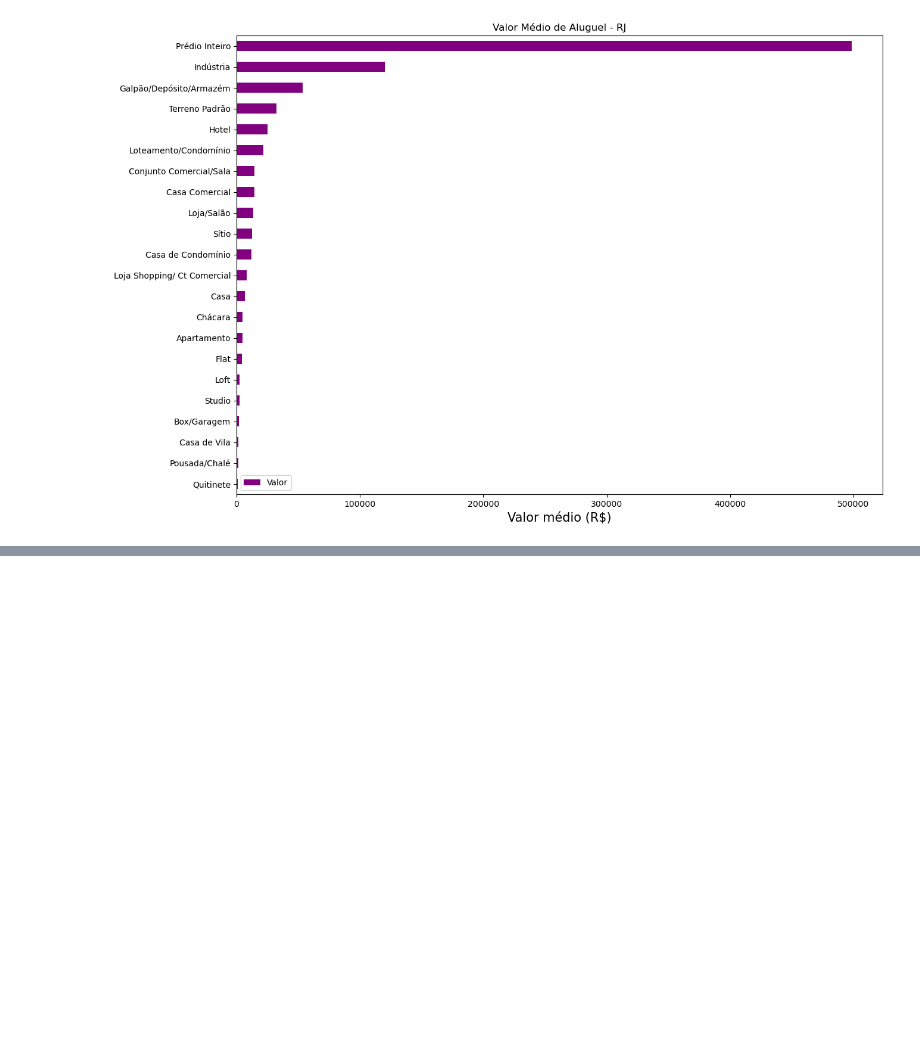
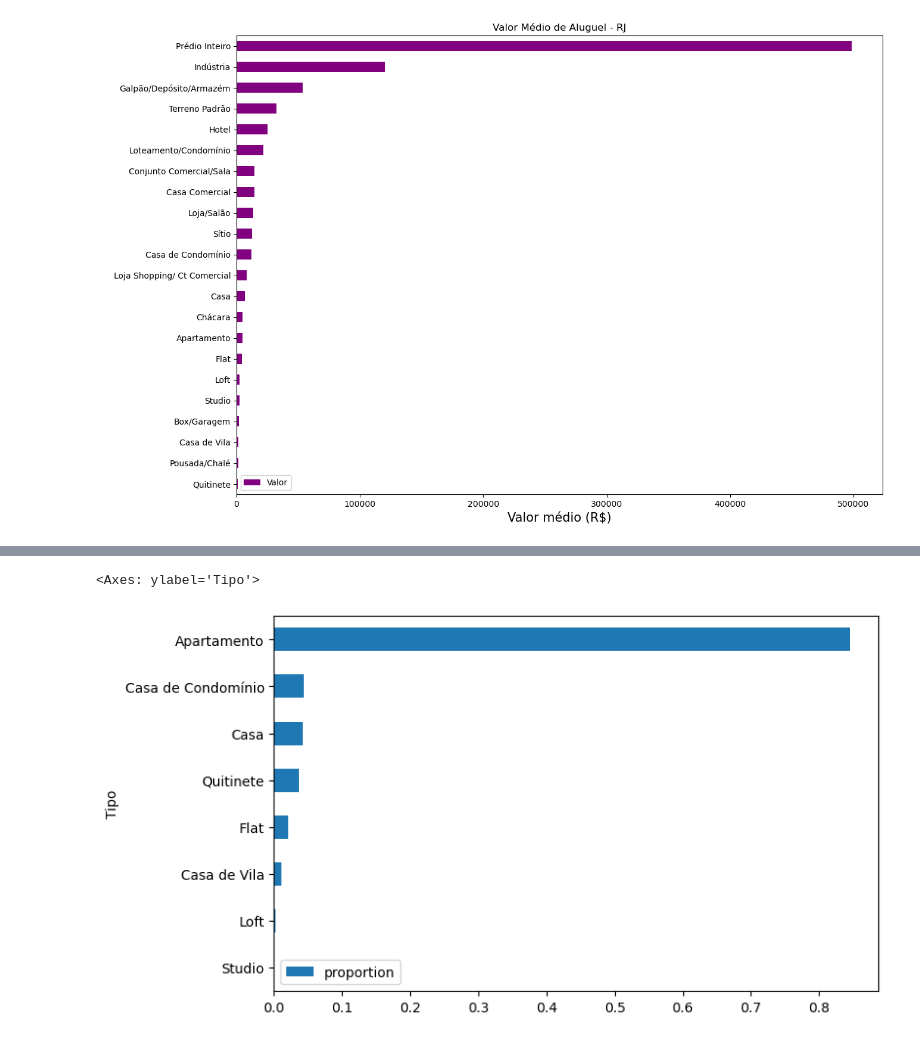
Before and after one commit to victorccampos/DataScienceWithPython, a Jupyter notebook: Pandas/pandas01.ipynb, the cells around one changed output, grey strips where cells are left out. Drawn from its saved outputs; the diff is of its cells as text; code cells hidden in the pictures; blank space fills up the shorter version.

```diff
--- a/Pandas/pandas01.ipynb
+++ b/Pandas/pandas01.ipynb
@@ -119,0 +217,3 @@ plt.ylabel(" ");
+# %%
+df_percentual = df['Tipo'].value_counts(normalize=True).to_frame().sort_values(by='proportion', ascending=True)
+df_percentual
@@ -119,0 +231,4 @@ plt.ylabel(" ");
+# %%
+# Renomear a coluna
+df_percentual.rename(columns={'proportion': 'Percentual (%)'}, inplace=True)
+df_percentual
@@ -119,0 +246,5 @@ plt.ylabel(" ");
+# %%
+df_percentual.plot(kind='barh', figsize=(8,5))
+# %% [output]
+<Axes: ylabel='Tipo'>
+[figure, added]
```
Also changed, not shown: parts of 17 cells of this notebook.
